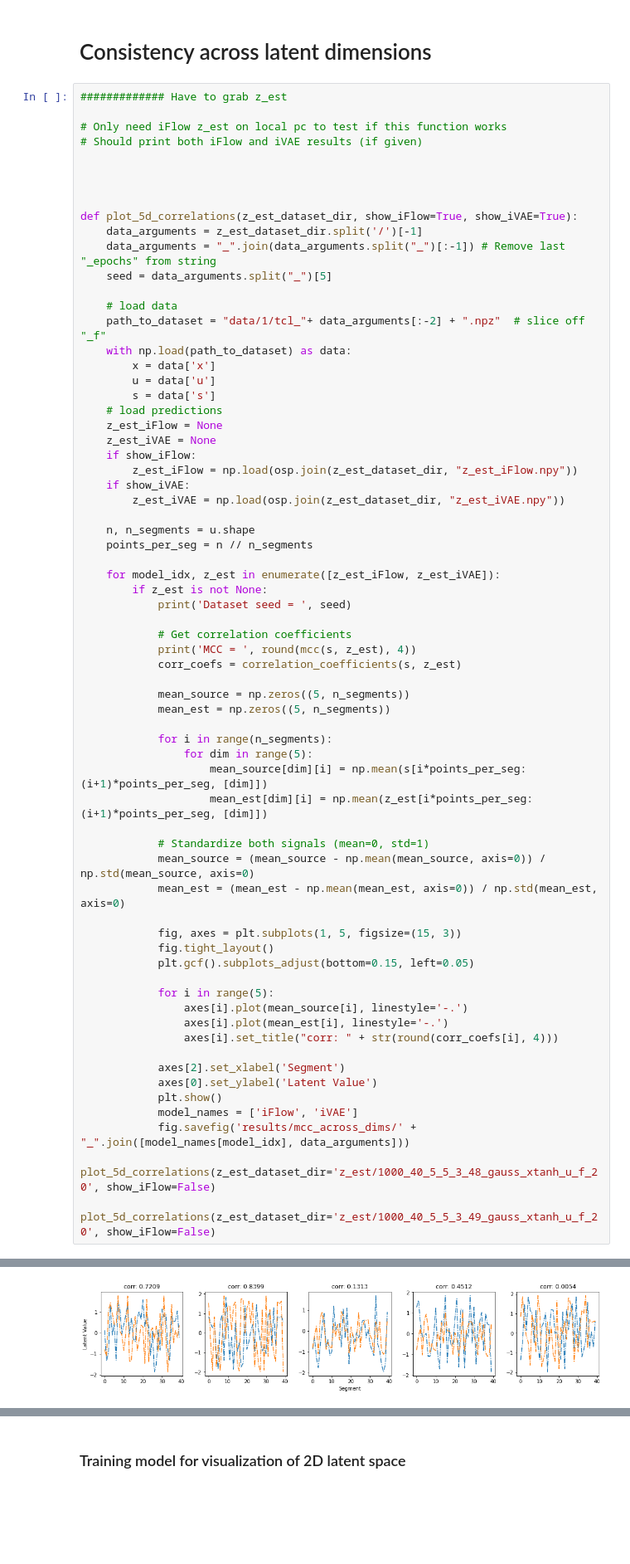
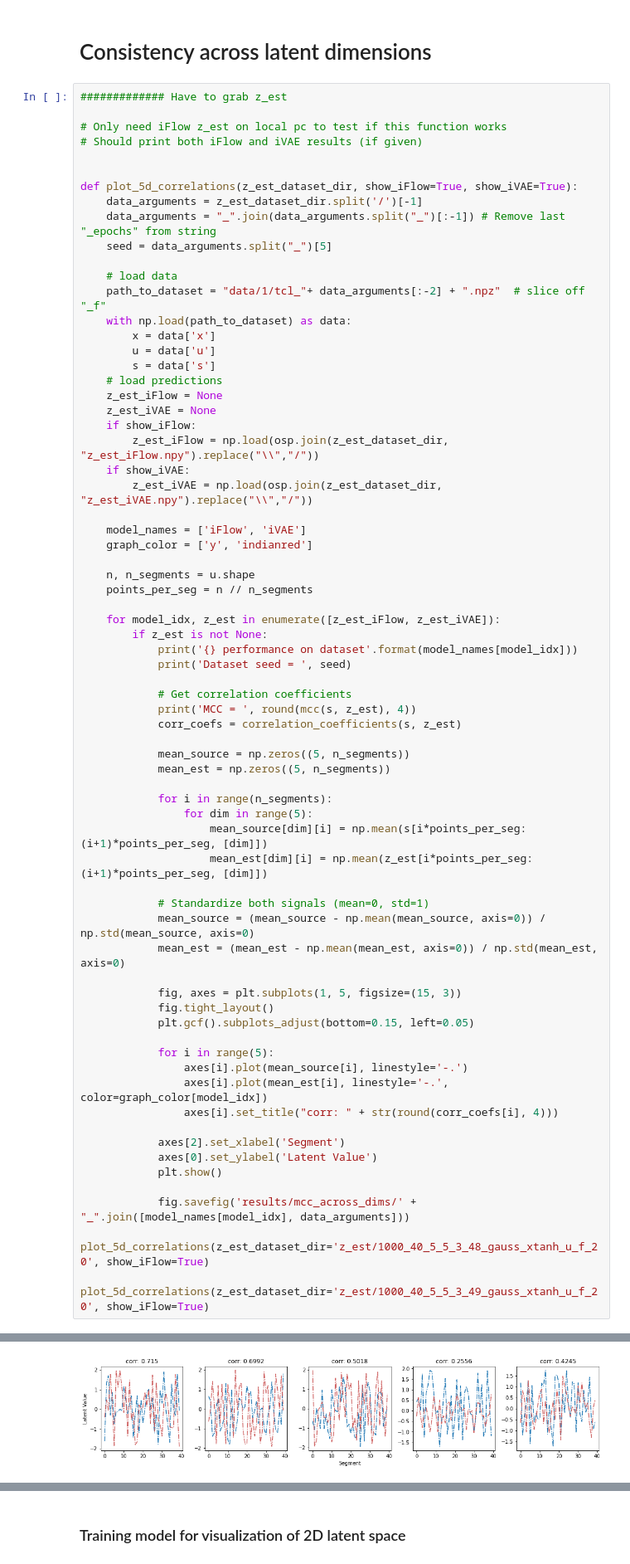
Before and after one commit to TimStolp/iFlow, a Jupyter notebook: results.ipynb, the cells around one changed output, grey strips where cells are left out. Shown at 83% size. Cells and saved outputs as stored; diff of their text form; blank space fills up the shorter version.

```diff
--- a/results.ipynb
+++ b/results.ipynb
@@ -90,8 +117,6 @@ RuntimeError: CUDA out of memory. Tried to allocate 40.00 MiB (GPU 0; 1.96 GiB t
 
 # Only need iFlow z_est on local pc to test if this function works
 # Should print both iFlow and iVAE results (if given)
-
-
 
 
 def plot_5d_correlations(z_est_dataset_dir, show_iFlow=True, show_iVAE=True):
@@ -109,15 +134,19 @@ def plot_5d_correlations(z_est_dataset_dir, show_iFlow=True, show_iVAE=True):
     z_est_iFlow = None
     z_est_iVAE = None
     if show_iFlow:
-        z_est_iFlow = np.load(osp.join(z_est_dataset_dir, "z_est_iFlow.npy"))
+        z_est_iFlow = np.load(osp.join(z_est_dataset_dir, "z_est_iFlow.npy").replace("\\","/"))
     if show_iVAE:
-        z_est_iVAE = np.load(osp.join(z_est_dataset_dir, "z_est_iVAE.npy"))
+        z_est_iVAE = np.load(osp.join(z_est_dataset_dir, "z_est_iVAE.npy").replace("\\","/"))
+
+    model_names = ['iFlow', 'iVAE']
+    graph_color = ['y', 'indianred']
 
     n, n_segments = u.shape
     points_per_seg = n // n_segments
 
     for model_idx, z_est in enumerate([z_est_iFlow, z_est_iVAE]):
         if z_est is not None:
+            print('{} performance on dataset'.format(model_names[model_idx]))
             print('Dataset seed = ', seed)
 
             # Get correlation coefficients
@@ -142,16 +171,16 @@ def plot_5d_correlations(z_est_dataset_dir, show_iFlow=True, show_iVAE=True):
 
             for i in range(5):
                 axes[i].plot(mean_source[i], linestyle='-.')
-                axes[i].plot(mean_est[i], linestyle='-.')
+                axes[i].plot(mean_est[i], linestyle='-.', color=graph_color[model_idx])
                 axes[i].set_title("corr: " + str(round(corr_coefs[i], 4)))
 
             axes[2].set_xlabel('Segment')
             axes[0].set_ylabel('Latent Value')
             plt.show()
-            model_names = ['iFlow', 'iVAE']
+
             fig.savefig('results/mcc_across_dims/' + "_".join([model_names[model_idx], data_arguments]))
 
-plot_5d_correlations(z_est_dataset_dir='z_est/1000_40_5_5_3_48_gauss_xtanh_u_f_20', show_iFlow=False)
+plot_5d_correlations(z_est_dataset_dir='z_est/1000_40_5_5_3_48_gauss_xtanh_u_f_20', show_iFlow=True)
 
-plot_5d_correlations(z_est_dataset_dir='z_est/1000_40_5_5_3_49_gauss_xtanh_u_f_20', show_iFlow=False)
+plot_5d_correlations(z_est_dataset_dir='z_est/1000_40_5_5_3_49_gauss_xtanh_u_f_20', show_iFlow=True)
 # %% [output]
@@ -163 +194 @@ MCC =  0.4297
-[figure, old version]
+[figure, new version]
```
Also changed, not shown: parts of 12 cells of this notebook, 13 other files.
